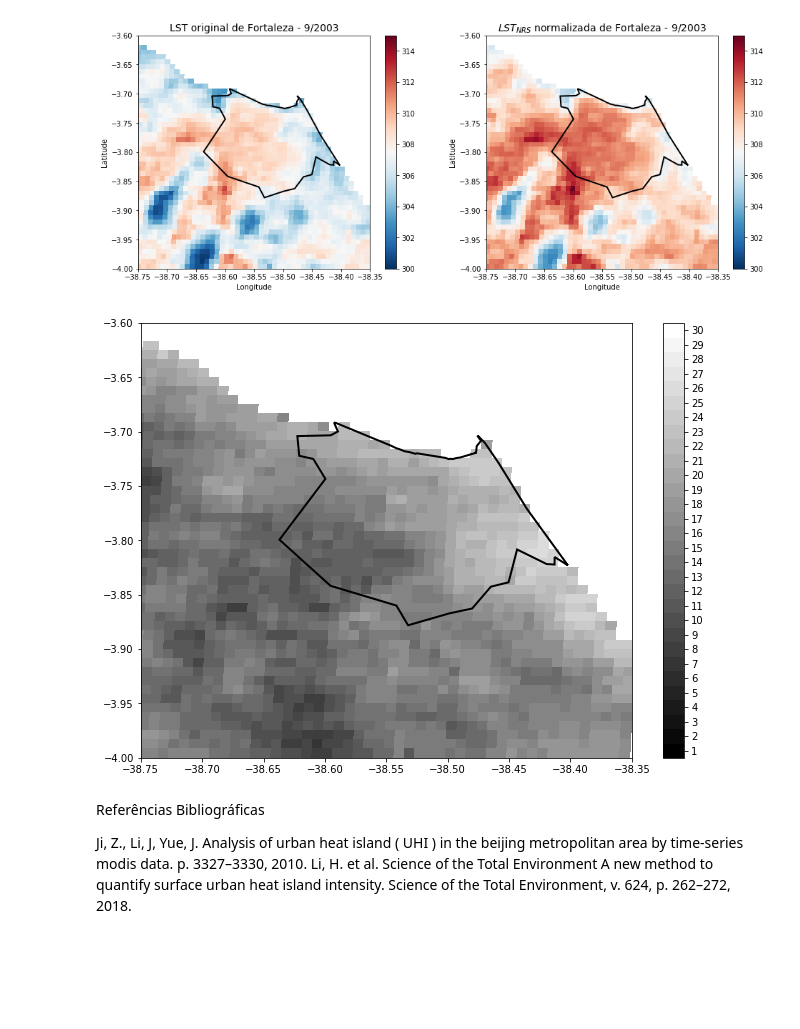
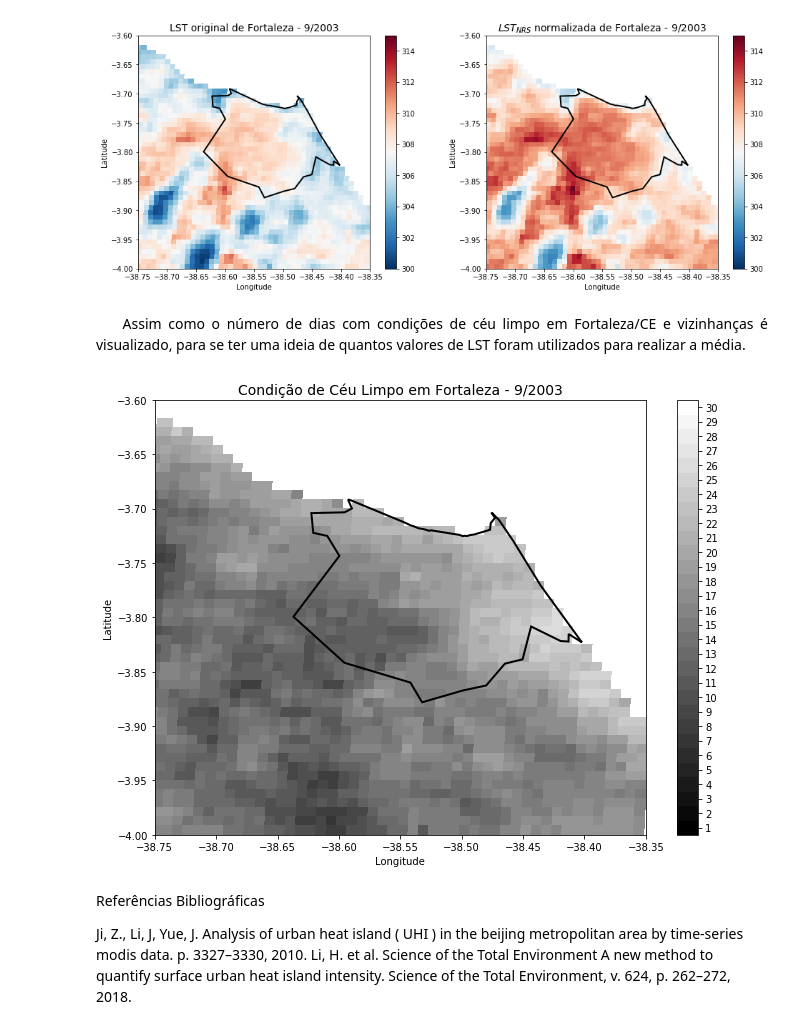
Before and after one commit to ocn-rviana/suhi-ser347, a Jupyter notebook: artigo.ipynb, the cells around one changed output. Cells and saved outputs as stored; diff of their text form; code cells hidden in the pictures; blank space fills up the shorter version.

```diff
--- a/artigo.ipynb
+++ b/artigo.ipynb
@@ -165,8 +165,7 @@ for year in range(ano_inicio, ano_final + 1):
                 os.makedirs(destino)
 
             # Cria uma classe de download do MODIS, conecta e faz o download
-            modis_down = downmodis.downModis(password=senha, user=usuario, destinationFolder=destino, path=pasta[i],\
-                                         tiles=tiles, today=dia_final, enddate=dia_inicial, product=produto[i])
+            modis_down = downmodis.downModis(password=senha, user=usuario, destinationFolder=destino, path=pasta[i], tiles=tiles, today=dia_final, enddate=dia_inicial, product=produto[i])
             modis_down.connect()
             modis_down.downloadsAllDay()
 # %% [markdown]
@@ -253,8 +252,7 @@ for year in range(ano_inicio, ano_final + 1):
             os.makedirs(destino)
 
         # Cria uma classe de download do MODIS, conecta e faz o download
-        modis_down = downmodis.downModis(password=senha, user=usuario, destinationFolder=destino, path=pasta,\
-                                         tiles=tiles, today=dia_final, enddate=dia_inicial, product=produto)
+        modis_down = downmodis.downModis(password=senha, user=usuario, destinationFolder=destino, path=pasta, tiles=tiles, today=dia_final, enddate=dia_inicial, product=produto)
         modis_down.connect()
         modis_down.downloadsAllDay()
 # %% [markdown]
@@ -621,28 +626,33 @@ dias_do_mes = calendar.monthrange(year,mes)[1]
+# %% [markdown]
+<p style="text-align: justify;">&nbsp;&nbsp;&nbsp;&nbsp;Assim como o número de dias com condições de céu limpo em Fortaleza/CE e vizinhanças é visualizado, para se ter uma ideia de quantos valores de LST foram utilizados para realizar a média.</p>
 # %%
+# Obtêm o número de dias no mês
+dias_do_mes = calendar.monthrange(year,mes)[1]
+
 # Gera diretórios para armazenar a figura
 fig_dir = os.path.join(IMGS_DIR, "lst/%s/%s/%04d" % (sat,periodo[k],year))
 fig_name = os.path.join(fig_dir, '{}_clear_days.png'.format(mes))
 
 if not os.path.isdir(fig_dir):
     os.makedirs(fig_dir)
 
 # get discrete colormap
 cmap = plt.get_cmap('gray', dias_do_mes)
 
 fig = plt.figure(figsize=(11,8))
 ax = fig.add_subplot(111)
 plt.pcolormesh(crop_lon_lc, crop_lat_lc, crop_values_clear, cmap=cmap, vmin = 0.5, vmax = dias_do_mes + 0.5)
 plt.colorbar(ticks=np.arange(0, dias_do_mes + 1))
 plt.ylim(lat_min, lat_max)
 plt.xlim(lon_min, lon_max)
-plt.title("Condição de Céu Claro em Fortaleza - %d/%d" % (mes, year), fontsize=14)
+plt.title("Condição de Céu Limpo em Fortaleza - %d/%d" % (mes, year), fontsize=14)
 plt.xlabel("Longitude")
 plt.ylabel("Latitude")
 ax.add_patch(PolygonPatch(f, facecolor="none", edgecolor='k', linewidth=2))
-plt.savefig(fig_name, bbox_inches='tight')
+#plt.savefig(fig_name, bbox_inches='tight')
 plt.show()
 # %% [output]
-[figure, old version]
+[figure, new version]
 # %% [markdown]
 Referências Bibliográficas
 
```
Also changed, not shown: parts of 13 cells of this notebook, 1 other file.
